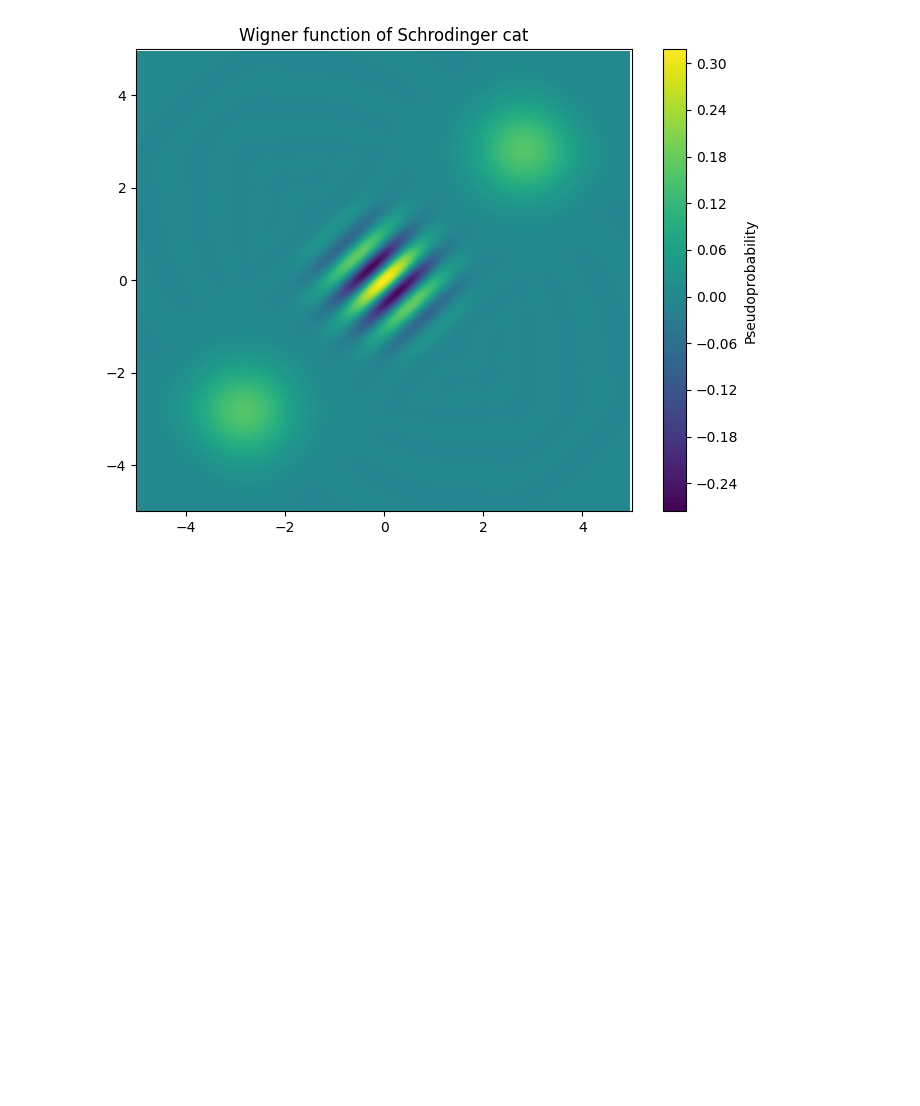
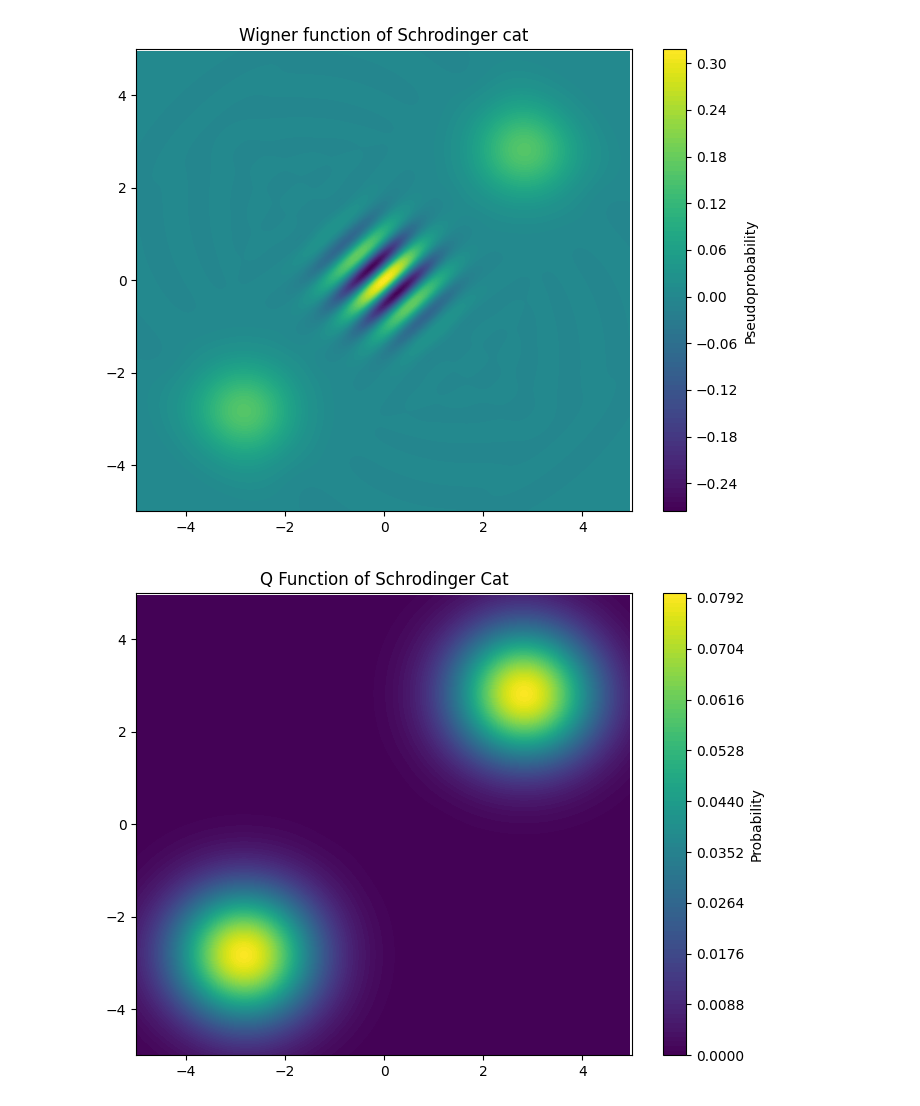
Before and after one commit to raopremrao/Learning-QuTip, a Jupyter notebook: Example Notebooks/02_Visualization/005_pseudo_probability_functions.ipynb, the cells around one changed output. Saved outputs shown, nothing was run; the diff lists cells and outputs as text; code cells hidden in the pictures; blank space fills up the shorter version.

Commit message:
Q Function of Schrodinger Cat

```diff
--- a/Example Notebooks/02_Visualization/005_pseudo_probability_functions.ipynb
+++ b/Example Notebooks/02_Visualization/005_pseudo_probability_functions.ipynb
@@ -343,3 +343,15 @@ cbar.ax.set_ylabel("Pseudoprobability")
 # %% [output]
 Text(0, 0.5, 'Pseudoprobability')
 [figure]
+# %%
+# Calculate Q-Function
+Q = qfunc(psi, xvec, yvec)
+fig = plt.figure(figsize=(8, 6))
+qplt = plt.contourf(xvec, yvec, np.real(Q), 100)
+plt.xlim([-5, 5])
+plt.ylim([-5, 5])
+plt.title("Q Function of Schrodinger Cat")
+cbar = plt.colorbar(qplt)
+cbar.ax.set_ylabel("Probability");
+# %% [output]
+[figure, added]
```
